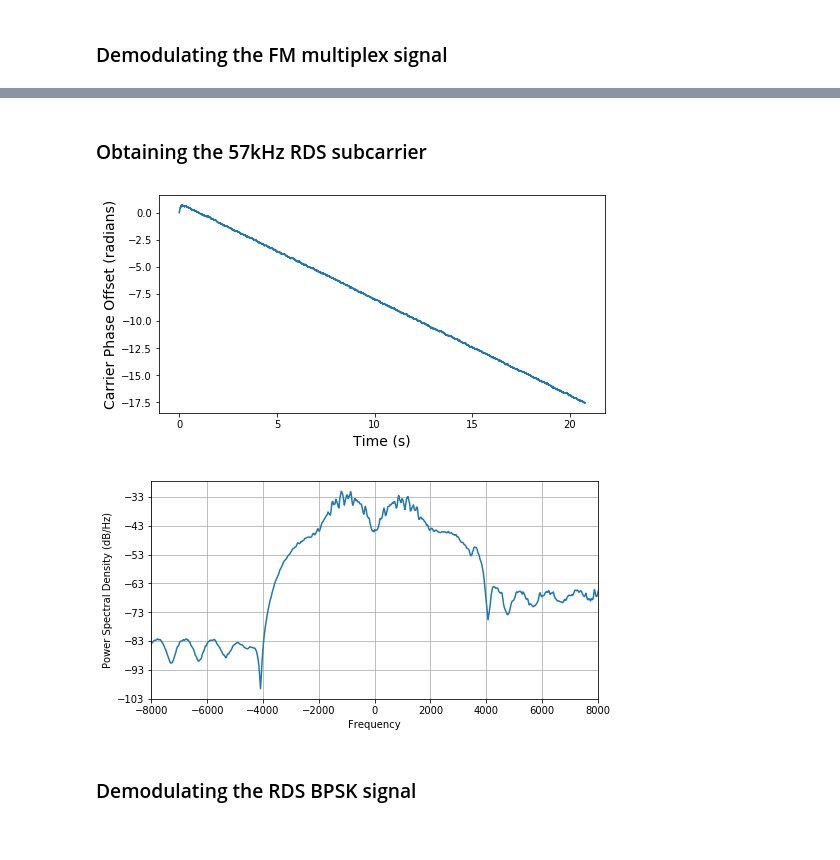
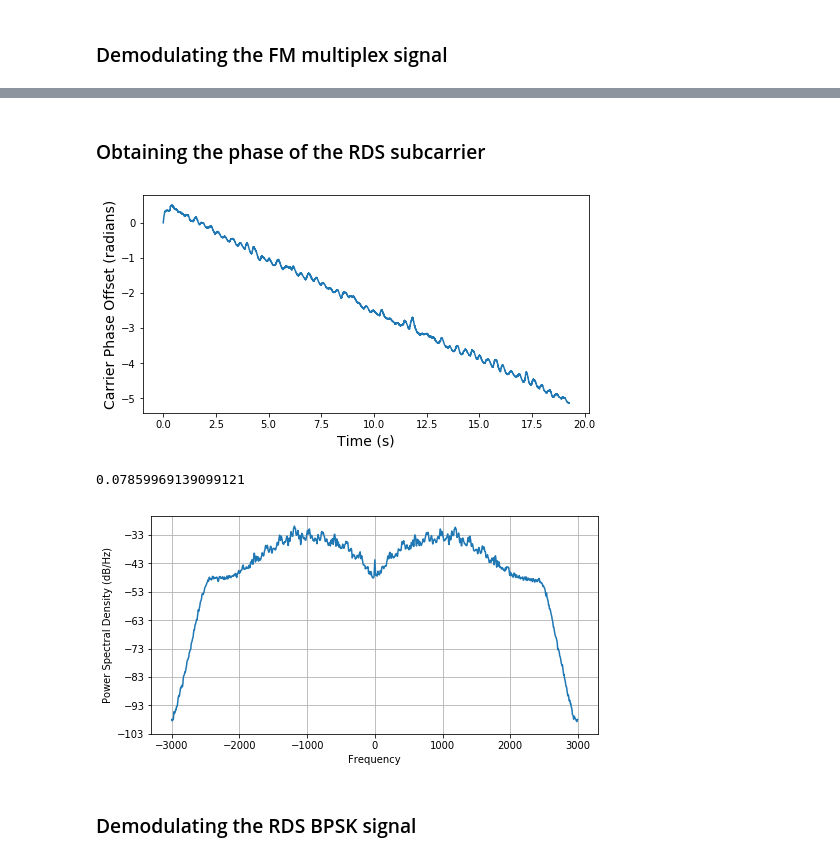
Before and after one commit to Max-Manning/RDS_decode, a Jupyter notebook: RDS_DECODE.ipynb, the cells around one changed output, grey strips where cells are left out. Saved outputs shown, nothing was run; the diff lists cells and outputs as text; code cells hidden in the pictures.

```diff
--- a/RDS_DECODE.ipynb
+++ b/RDS_DECODE.ipynb
@@ -52,6 +60,17 @@ plt.show()
 # %%
 # filter out the audio signals
 wo = 2*np.pi*57000/fsM  # RDS subcarrier frequency
-RDSFilt = signal.remez(192,[0, 2000, 4000, fsM/2],[1,0], fs=fsM)
+RDSFilt = signal.remez(299,[0, 2000, 4000, fsM/2],[1,0], fs=fsM)
 RDSFilt57 = RDSFilt*np.cos(wo*np.arange(RDSFilt.shape[0]))
 RDS_57 = 10*signal.convolve(MPX_FM, RDSFilt57, mode='same')
+
+# shift the RDS signal down to an intermediate frequency (5kHz) and decimate
+RDS_IF = RDS_57*np.cos(2*np.pi*np.arange(RDS_57.shape[0])*52000/fsM)
+RDS_IF = signal.decimate(RDS_IF, 8)
+fsIF = fsM/8
+wF = 2*np.pi*5000/fsIF
+
+# Plot the spectrum of the IF RDS signal
+plt.figure(figsize= (8,4))
+plt.psd(RDS_IF, Fs=fsIF, NFFT=1024)
+plt.show()
@@ -58,5 +79,5 @@ RDS_57 = 10*signal.convolve(MPX_FM, RDSFilt57, mode='same')
 # %% [markdown]
-### Obtaining the 57kHz RDS subcarrier
+### Obtaining the phase of the RDS subcarrier
 # %%
 # This is a Costas loop implementation based on the Matlab code provided in
 # Telecommunication Breakdown, by C. Richard Johnson Jr. and William A. Sethares.
@@ -88,40 +109,47 @@ def phase_recovery(sig_in, flen, loop_gain, loop_bw, w, fs):
 
     return theta
 
-theta0 = phase_recovery(RDS_57, 20, 0.01, 2000, wo, fsM)
+theta0 = phase_recovery(RDS_IF, 20, 0.03, 2000, 2*np.pi*5000/fsIF, fsIF)
 
 # plot the obtained carrier phase
 plt.figure(figsize=(8,4))
-plt.plot(np.arange(len(theta0))/fsM, theta0)
+plt.plot(np.arange(len(theta0))/fsIF, theta0)
 plt.ylabel('Carrier Phase Offset (radians)', fontsize=14)
 plt.xlabel('Time (s)', fontsize=14)
 plt.show()
 # %% [output]
-[figure, old version]
+[figure, new version]
 # %%
-recovered_carrier57 = np.exp(1j*(wo*np.arange(MPX_FM.shape[0]) + theta0))
-uncorrected_carrier57 = np.exp(1j*wo*np.arange(MPX_FM.shape[0]))
-RDS = RDS_57*recovered_carrier57
-RDS_uncorr0 = RDS_57*uncorrected_carrier57
+recovered_carrier = np.exp(-1j*(wF*np.arange(RDS_IF.shape[0]) + theta0))
+uncorrected_carrier = np.exp(-1j*wF*np.arange(RDS_IF.shape[0]))
 
-# Reduce the sample rate to 57ksps by resampling.
-RDS = signal.resample_poly(RDS, 57, 192)*10
-RDS_uncorr0 = signal.resample_poly(RDS_uncorr0, 57, 192)*10
-fsR = 57000 # new sample frequency
+# Take the hilbert transform of the signal so that we can use complex
+# demodulation to get a nice looking constellation diagram.
+# use fftpack.next_fast_len to determine fft length for fast hilbert transform computation-
+# see https://github.com/scipy/scipy/issues/6324#issuecomment-425752155
+RDS_IFc = signal.hilbert(RDS_IF, fftpack.next_fast_len(len(RDS_IF)))[:len(RDS_IF)]
+
+RDS = RDS_IFc*recovered_carrier
+RDS_uncorr0 = RDS_IF*uncorrected_carrier
 
 # normalize
 RDS = RDS/np.sqrt(np.mean(np.abs(RDS)**2))
+RDS = signal.decimate(RDS, 4)
 RDS_uncorr0 = RDS_uncorr0/np.sqrt(np.mean(np.abs(RDS_uncorr0)**2))
+RDS_uncorr0 = signal.decimate(RDS_uncorr0, 4)
+fsIF = fsIF / 4
 
 # Plot the baseband RDS spectrum
 # ignore the sloppy filtering job please
 
 plt.figure(figsize= (8,4))
-plt.psd(RDS, Fs=fsR, NFFT=2048)
-plt.xlim([-8000, 8000])
+#plt.psd(RDS_IF, Fs=fsIF, NFFT=2048)
+plt.psd(RDS, Fs=fsIF, NFFT=1024)
+#plt.xlim([-5000, 5000])
 plt.show()
 # %% [output]
+0.07859969139099121
-[figure, old version]
+[figure, new version]
 # %% [markdown]
 ### Demodulating the RDS BPSK signal
 # %%
```
Also changed, not shown: parts of 11 cells of this notebook.
